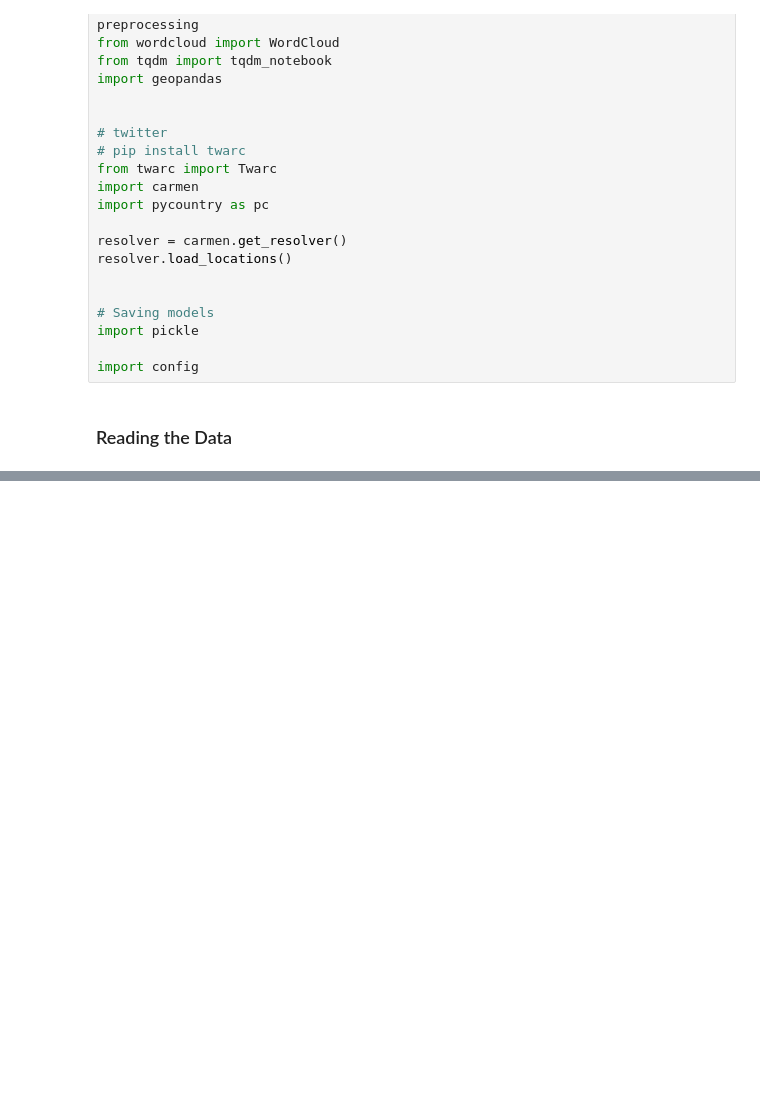
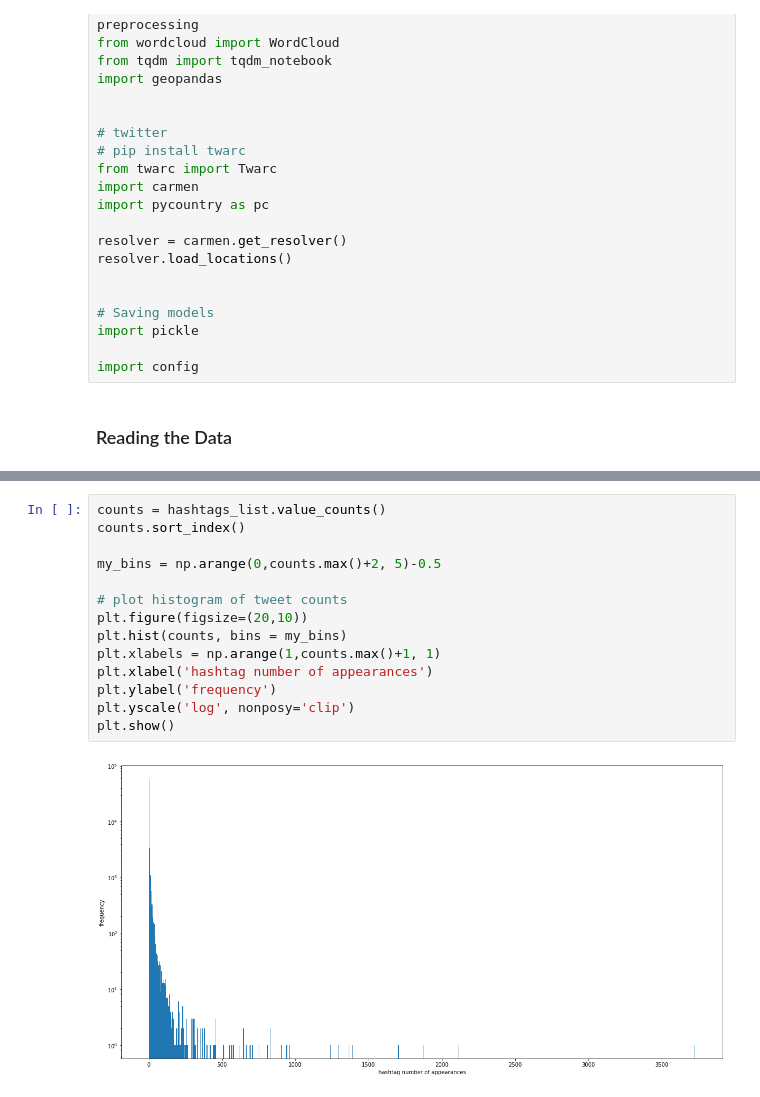
Before and after one commit to Rrishik/COVID-19-tweets, a Jupyter notebook: Analysing topics from tweets.ipynb, the cells around one changed output, grey strips where cells are left out. Saved outputs shown, nothing was run; the diff lists cells and outputs as text; blank space fills up the shorter version.

```diff
--- a/Analysing topics from tweets.ipynb
+++ b/Analysing topics from tweets.ipynb
@@ -143,0 +165,16 @@ nan
+# %%
+counts = hashtags_list.value_counts()
+counts.sort_index()
+
+my_bins = np.arange(0,counts.max()+2, 5)-0.5
+
+# plot histogram of tweet counts
+plt.figure(figsize=(20,10))
+plt.hist(counts, bins = my_bins)
+plt.xlabels = np.arange(1,counts.max()+1, 1)
+plt.xlabel('hashtag number of appearances')
+plt.ylabel('frequency')
+plt.yscale('log', nonposy='clip')
+plt.show()
+# %% [output]
+[figure, added]
```
Also changed, not shown: parts of 15 cells of this notebook, 7 other files.
